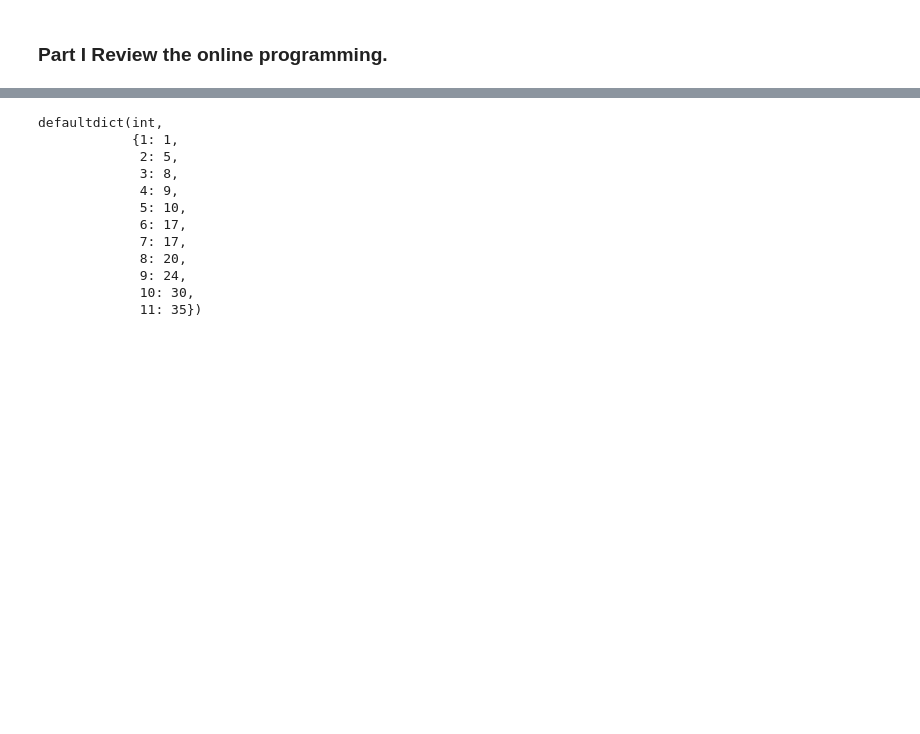
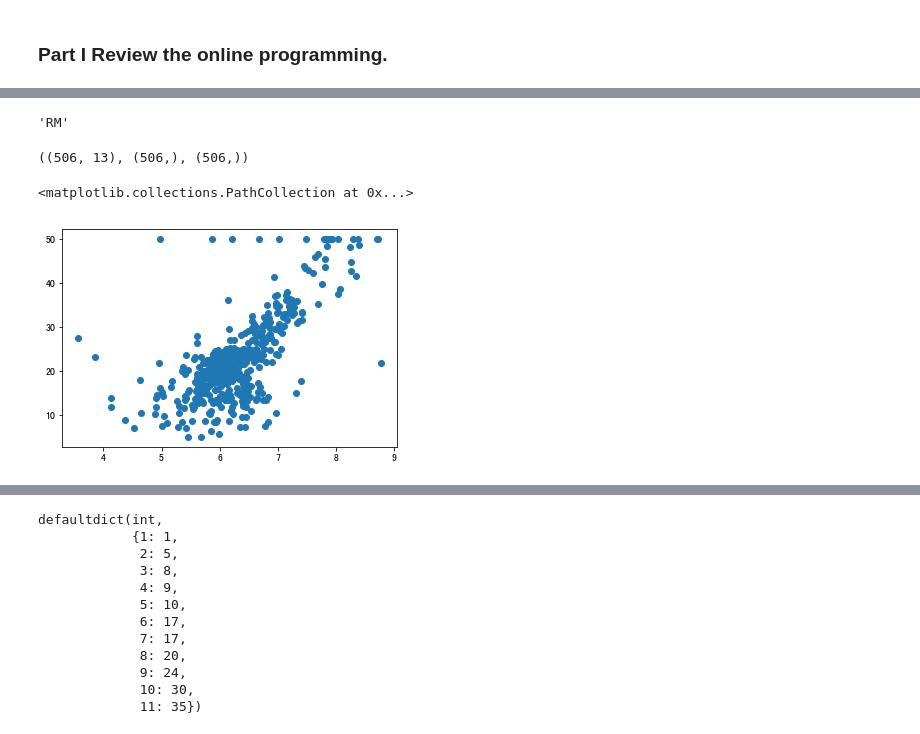
Before and after one commit to dragonpearls/nlp, a Jupyter notebook: homework/lesson03/Assignment-03.ipynb, the cells around one changed output, grey strips where cells are left out. Drawn from its saved outputs; the diff is of its cells as text; code cells hidden in the pictures; blank space fills up the shorter version.

```diff
--- a/homework/lesson03/Assignment-03.ipynb
+++ b/homework/lesson03/Assignment-03.ipynb
@@ -12,0 +19,21 @@ from collections import defaultdict
+# %%
+data = load_boston()
+# %%
+features = data['data']
+price = data['target']
+feature_names = data['feature_names']
+# %%
+feature_names[5]
+# %% [output]
+'RM'
+# %%
+room = features[:,5]
+# %%
+features.shape, room.shape, price.shape
+# %% [output]
+((506, 13), (506,), (506,))
+# %%
+plt.scatter(room, price)
+# %% [output]
+<matplotlib.collections.PathCollection at 0x...>
+[figure, added]
```
Also changed, not shown: parts of 19 cells of this notebook.
